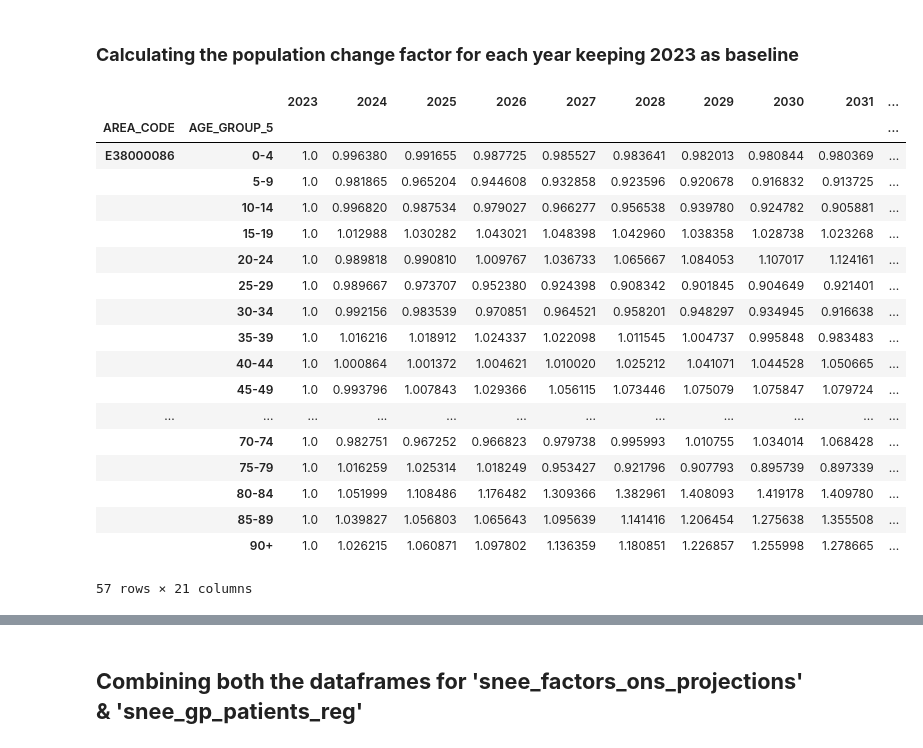
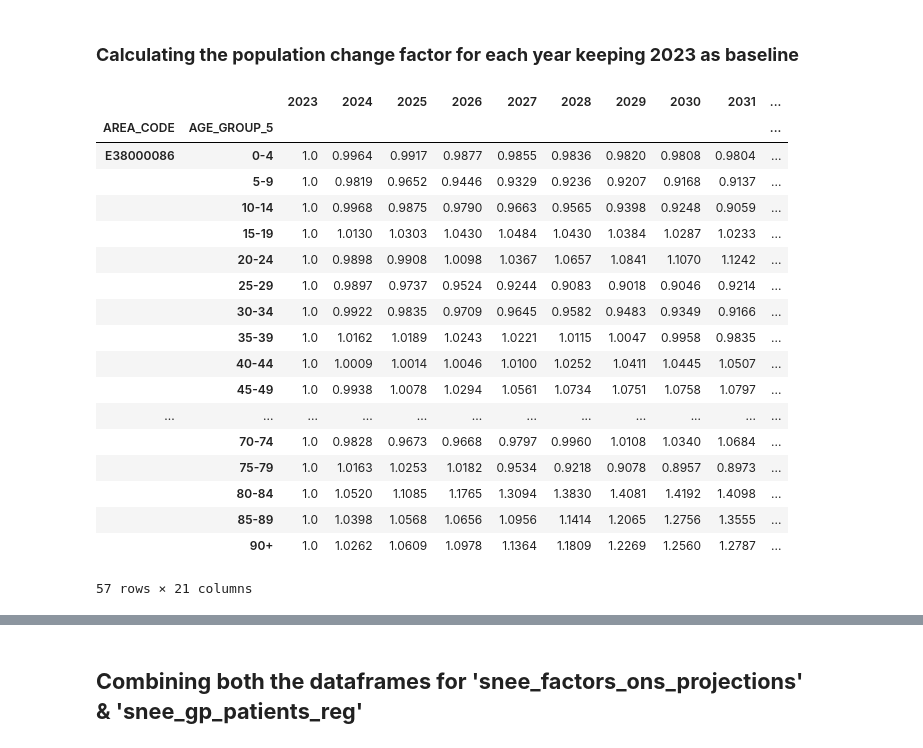
Before and after one commit to SNEE-ICS/PrimaryCareDemandAndCapacity, a Jupyter notebook: DemographicPopGrowth.ipynb, the cells around one changed output, grey strips where cells are left out. Saved outputs shown, nothing was run; the diff lists cells and outputs as text; code cells hidden in the pictures.

Commit message:
code for - ONS and GP projections

```diff
--- a/DemographicPopGrowth.ipynb
+++ b/DemographicPopGrowth.ipynb
@@ -146,26 +143,26 @@ snee_ons_projections = ons_projections_df[ons_projections_df.index.isin(required
 ### **Calculating the population change factor for each year keeping 2023 as baseline**
 # %%
 pop_baseline = snee_ons_projections['2023']
-snee_factors_ons_projections = snee_ons_projections.div(pop_baseline, axis=0)
+snee_factors_ons_projections = snee_ons_projections.div(pop_baseline, axis=0).round(4)
 
 snee_factors_ons_projections
 # %% [output]
 |  |  | 2023 | 2024 | 2025 | 2026 | 2027 | 2028 | 2029 | 2030 | 2031 | ... |
 | AREA_CODE | AGE_GROUP_5 |  |  |  |  |  |  |  |  |  | ... |
-| E38000086 | 0-4 | 1.0 | 0.996380 | 0.991655 | 0.987725 | 0.985527 | 0.983641 | 0.982013 | 0.980844 | 0.980369 | ... |
-|  | 5-9 | 1.0 | 0.981865 | 0.965204 | 0.944608 | 0.932858 | 0.923596 | 0.920678 | 0.916832 | 0.913725 | ... |
-|  | 10-14 | 1.0 | 0.996820 | 0.987534 | 0.979027 | 0.966277 | 0.956538 | 0.939780 | 0.924782 | 0.905881 | ... |
-|  | 15-19 | 1.0 | 1.012988 | 1.030282 | 1.043021 | 1.048398 | 1.042960 | 1.038358 | 1.028738 | 1.023268 | ... |
-|  | 20-24 | 1.0 | 0.989818 | 0.990810 | 1.009767 | 1.036733 | 1.065667 | 1.084053 | 1.107017 | 1.124161 | ... |
-|  | 25-29 | 1.0 | 0.989667 | 0.973707 | 0.952380 | 0.924398 | 0.908342 | 0.901845 | 0.904649 | 0.921401 | ... |
-|  | 30-34 | 1.0 | 0.992156 | 0.983539 | 0.970851 | 0.964521 | 0.958201 | 0.948297 | 0.934945 | 0.916638 | ... |
-|  | 35-39 | 1.0 | 1.016216 | 1.018912 | 1.024337 | 1.022098 | 1.011545 | 1.004737 | 0.995848 | 0.983483 | ... |
-|  | 40-44 | 1.0 | 1.000864 | 1.001372 | 1.004621 | 1.010020 | 1.025212 | 1.041071 | 1.044528 | 1.050665 | ... |
-|  | 45-49 | 1.0 | 0.993796 | 1.007843 | 1.029366 | 1.056115 | 1.073446 | 1.075079 | 1.075847 | 1.079724 | ... |
+| E38000086 | 0-4 | 1.0 | 0.9964 | 0.9917 | 0.9877 | 0.9855 | 0.9836 | 0.9820 | 0.9808 | 0.9804 | ... |
+|  | 5-9 | 1.0 | 0.9819 | 0.9652 | 0.9446 | 0.9329 | 0.9236 | 0.9207 | 0.9168 | 0.9137 | ... |
+|  | 10-14 | 1.0 | 0.9968 | 0.9875 | 0.9790 | 0.9663 | 0.9565 | 0.9398 | 0.9248 | 0.9059 | ... |
+|  | 15-19 | 1.0 | 1.0130 | 1.0303 | 1.0430 | 1.0484 | 1.0430 | 1.0384 | 1.0287 | 1.0233 | ... |
+|  | 20-24 | 1.0 | 0.9898 | 0.9908 | 1.0098 | 1.0367 | 1.0657 | 1.0841 | 1.1070 | 1.1242 | ... |
+|  | 25-29 | 1.0 | 0.9897 | 0.9737 | 0.9524 | 0.9244 | 0.9083 | 0.9018 | 0.9046 | 0.9214 | ... |
+|  | 30-34 | 1.0 | 0.9922 | 0.9835 | 0.9709 | 0.9645 | 0.9582 | 0.9483 | 0.9349 | 0.9166 | ... |
+|  | 35-39 | 1.0 | 1.0162 | 1.0189 | 1.0243 | 1.0221 | 1.0115 | 1.0047 | 0.9958 | 0.9835 | ... |
+|  | 40-44 | 1.0 | 1.0009 | 1.0014 | 1.0046 | 1.0100 | 1.0252 | 1.0411 | 1.0445 | 1.0507 | ... |
+|  | 45-49 | 1.0 | 0.9938 | 1.0078 | 1.0294 | 1.0561 | 1.0734 | 1.0751 | 1.0758 | 1.0797 | ... |
 | ... | ... | ... | ... | ... | ... | ... | ... | ... | ... | ... | ... |
-|  | 70-74 | 1.0 | 0.982751 | 0.967252 | 0.966823 | 0.979738 | 0.995993 | 1.010755 | 1.034014 | 1.068428 | ... |
-|  | 75-79 | 1.0 | 1.016259 | 1.025314 | 1.018249 | 0.953427 | 0.921796 | 0.907793 | 0.895739 | 0.897339 | ... |
-|  | 80-84 | 1.0 | 1.051999 | 1.108486 | 1.176482 | 1.309366 | 1.382961 | 1.408093 | 1.419178 | 1.409780 | ... |
-|  | 85-89 | 1.0 | 1.039827 | 1.056803 | 1.065643 | 1.095639 | 1.141416 | 1.206454 | 1.275638 | 1.355508 | ... |
-|  | 90+ | 1.0 | 1.026215 | 1.060871 | 1.097802 | 1.136359 | 1.180851 | 1.226857 | 1.255998 | 1.278665 | ... |
+|  | 70-74 | 1.0 | 0.9828 | 0.9673 | 0.9668 | 0.9797 | 0.9960 | 1.0108 | 1.0340 | 1.0684 | ... |
+|  | 75-79 | 1.0 | 1.0163 | 1.0253 | 1.0182 | 0.9534 | 0.9218 | 0.9078 | 0.8957 | 0.8973 | ... |
+|  | 80-84 | 1.0 | 1.0520 | 1.1085 | 1.1765 | 1.3094 | 1.3830 | 1.4081 | 1.4192 | 1.4098 | ... |
+|  | 85-89 | 1.0 | 1.0398 | 1.0568 | 1.0656 | 1.0956 | 1.1414 | 1.2065 | 1.2756 | 1.3555 | ... |
+|  | 90+ | 1.0 | 1.0262 | 1.0609 | 1.0978 | 1.1364 | 1.1809 | 1.2269 | 1.2560 | 1.2787 | ... |
 57 rows × 21 columns
```
Also changed, not shown: parts of 27 cells of this notebook.
